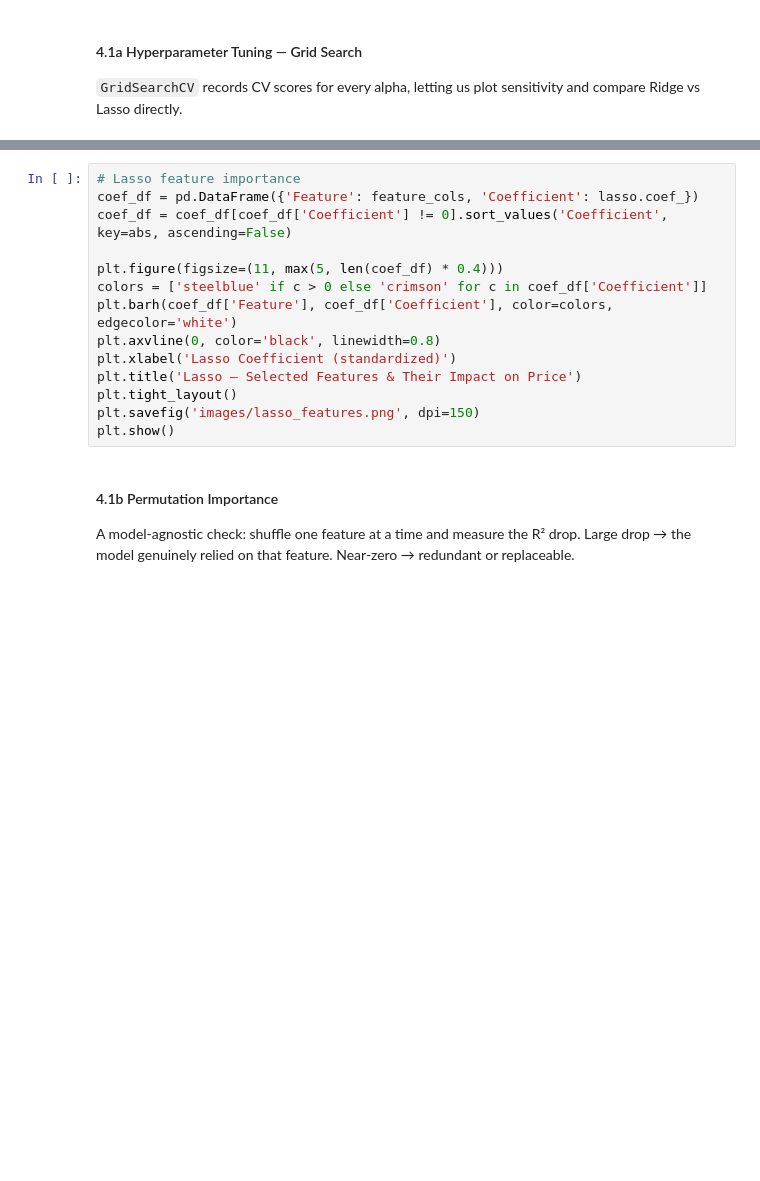
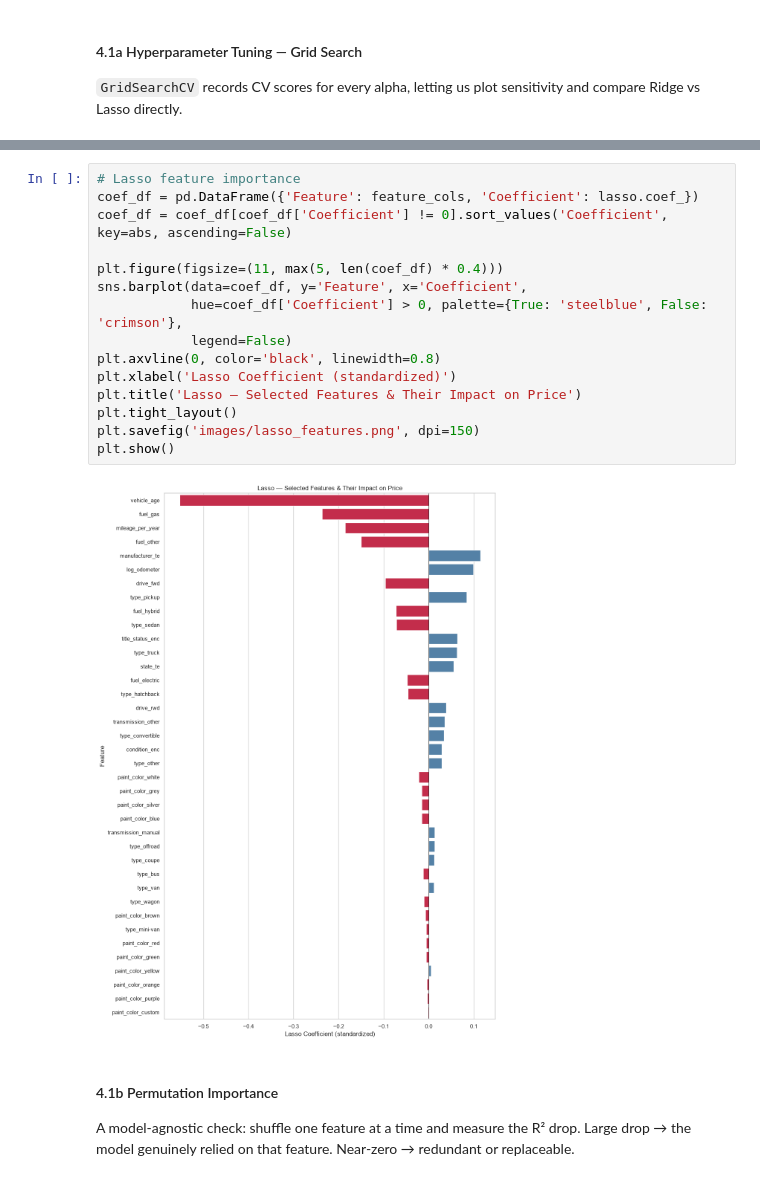
Before and after one commit to patisankar/uc-car_price_prediction_project, a Jupyter notebook: used_car_price_analysis.ipynb, the cells around one changed output, grey strips where cells are left out. Drawn from its saved outputs; the diff is of its cells as text; blank space fills up the shorter version.

```diff
--- a/used_car_price_analysis.ipynb
+++ b/used_car_price_analysis.ipynb
@@ -585,17 +489,20 @@ plt.show()
 # %%
 # Lasso feature importance
 coef_df = pd.DataFrame({'Feature': feature_cols, 'Coefficient': lasso.coef_})
 coef_df = coef_df[coef_df['Coefficient'] != 0].sort_values('Coefficient', key=abs, ascending=False)
 
 plt.figure(figsize=(11, max(5, len(coef_df) * 0.4)))
-colors = ['steelblue' if c > 0 else 'crimson' for c in coef_df['Coefficient']]
-plt.barh(coef_df['Feature'], coef_df['Coefficient'], color=colors, edgecolor='white')
+sns.barplot(data=coef_df, y='Feature', x='Coefficient',
+            hue=coef_df['Coefficient'] > 0, palette={True: 'steelblue', False: 'crimson'},
+            legend=False)
 plt.axvline(0, color='black', linewidth=0.8)
 plt.xlabel('Lasso Coefficient (standardized)')
 plt.title('Lasso — Selected Features & Their Impact on Price')
 plt.tight_layout()
 plt.savefig('images/lasso_features.png', dpi=150)
 plt.show()
+# %% [output]
+[figure, added]
 # %% [markdown]
 #### 4.1b  Permutation Importance
 
```
Also changed, not shown: parts of 74 cells of this notebook.
